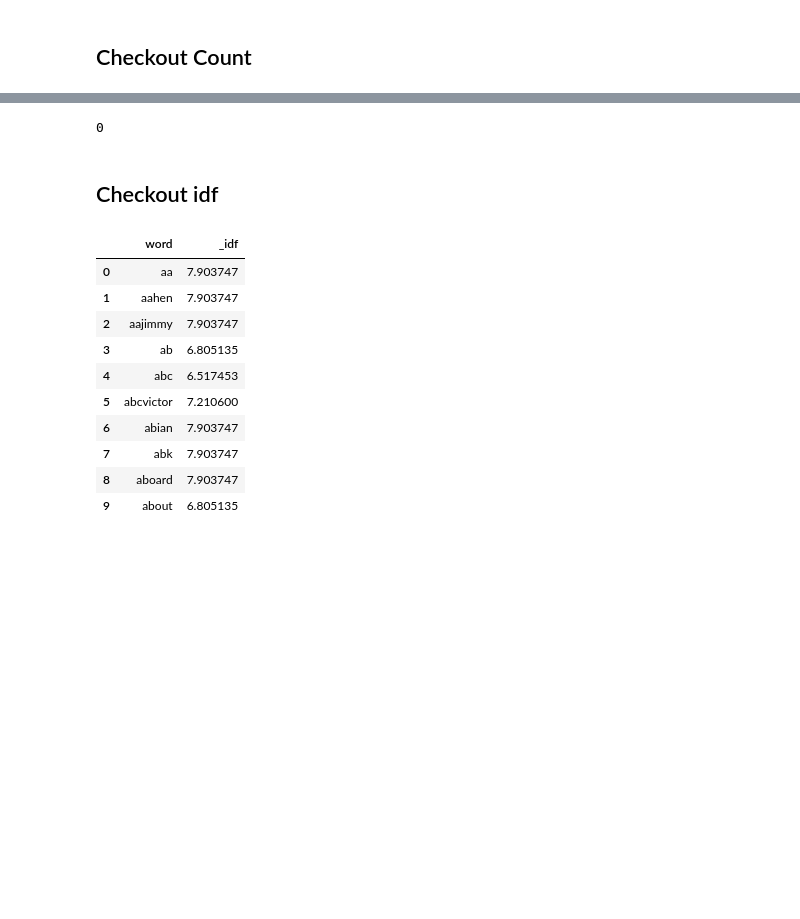
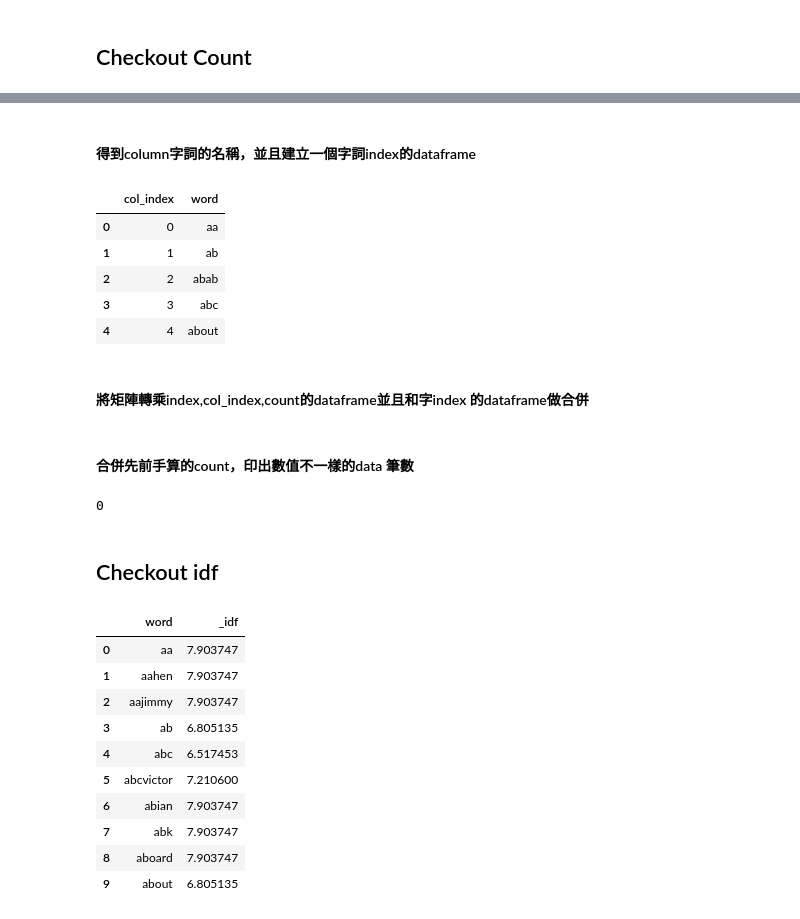
Before and after one commit to jjudy60334/tfidf_demo, a Jupyter notebook: tfidf_demo.ipynb, the cells around one changed output, grey strips where cells are left out. Cells and saved outputs as stored; diff of their text form; code cells hidden in the pictures; blank space fills up the shorter version.

```diff
--- a/tfidf_demo.ipynb
+++ b/tfidf_demo.ipynb
@@ -186,11 +197,25 @@ word_matrix = cv.fit_transform(clean_result['tokenized'].tolist())
+# %% [markdown]
+#### 得到column字詞的名稱，並且建立一個字詞index的dataframe
 # %%
 text_dict=dict()
 feature_name=cv.get_feature_names()
 feature_name_df=pd.DataFrame(data=enumerate(feature_name),columns=['col_index','word'])
+feature_name_df.head(5)
+# %% [output]
+|  | col_index | word |
+| 0 | 0 | aa |
+| 1 | 1 | ab |
+| 2 | 2 | abab |
+| 3 | 3 | abc |
+| 4 | 4 | about |
+# %% [markdown]
+#### 將矩陣轉乘index,col_index,count的dataframe並且和字index 的dataframe做合併
 # %%
 tmp=coo_matrix(word_matrix)
 tf_df=pd.DataFrame({'index': tmp.row, 'col_index': tmp.col, '_tf': tmp.data} )[['index', 'col_index', '_tf']]
 td_df=pd.merge(tf_df,feature_name_df,on='col_index',how='left')
+# %% [markdown]
+#### 合併先前手算的count，印出數值不一樣的data 筆數
 # %%
 compare_tf=pd.merge(word_vector_df,td_df,on=['index','word'],how='outer')
 compare_tf[compare_tf['_tf']!=compare_tf['tf']].index.size
```
Also changed, not shown: parts of 10 cells of this notebook, 3 other files.
